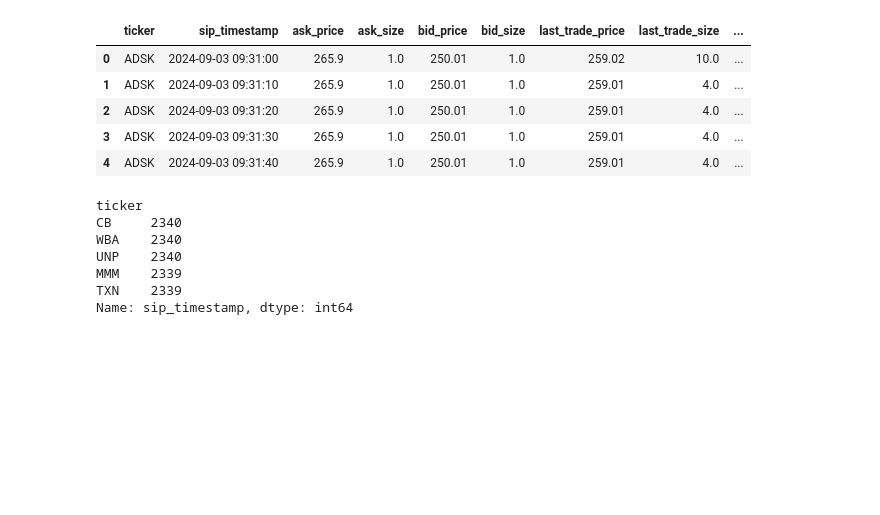
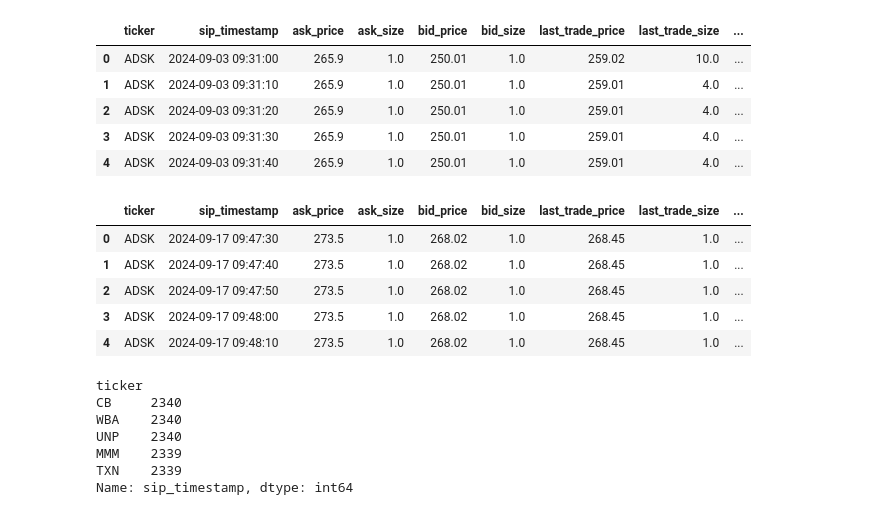
Before and after one commit to Sondringsen/ProjectThesis, a Jupyter notebook: notebooks/models/lstm.ipynb, the cells around one changed output. Drawn from its saved outputs; the diff is of its cells as text; code cells hidden in the pictures; blank space fills up the shorter version.

```diff
--- a/notebooks/models/lstm.ipynb
+++ b/notebooks/models/lstm.ipynb
@@ -14,4 +15,14 @@ df.head()
 | 2 | ADSK | 2024-09-03 09:31:20 | 265.9 | 1.0 | 250.01 | 1.0 | 259.01 | 4.0 | ... |
 | 3 | ADSK | 2024-09-03 09:31:30 | 265.9 | 1.0 | 250.01 | 1.0 | 259.01 | 4.0 | ... |
 | 4 | ADSK | 2024-09-03 09:31:40 | 265.9 | 1.0 | 250.01 | 1.0 | 259.01 | 4.0 | ... |
+# %%
+df_test = pd.read_csv("../../data/processed/tq_data_gridded/2024-09-17_gridded.csv")
+df_test.head()
+# %% [output]
+|  | ticker | sip_timestamp | ask_price | ask_size | bid_price | bid_size | last_trade_price | last_trade_size | ... |
+| 0 | ADSK | 2024-09-17 09:47:30 | 273.5 | 1.0 | 268.02 | 1.0 | 268.45 | 1.0 | ... |
+| 1 | ADSK | 2024-09-17 09:47:40 | 273.5 | 1.0 | 268.02 | 1.0 | 268.45 | 1.0 | ... |
+| 2 | ADSK | 2024-09-17 09:47:50 | 273.5 | 1.0 | 268.02 | 1.0 | 268.45 | 1.0 | ... |
+| 3 | ADSK | 2024-09-17 09:48:00 | 273.5 | 1.0 | 268.02 | 1.0 | 268.45 | 1.0 | ... |
+| 4 | ADSK | 2024-09-17 09:48:10 | 273.5 | 1.0 | 268.02 | 1.0 | 268.45 | 1.0 | ... |
 # %%
```
Also changed, not shown: parts of 6 cells of this notebook.
